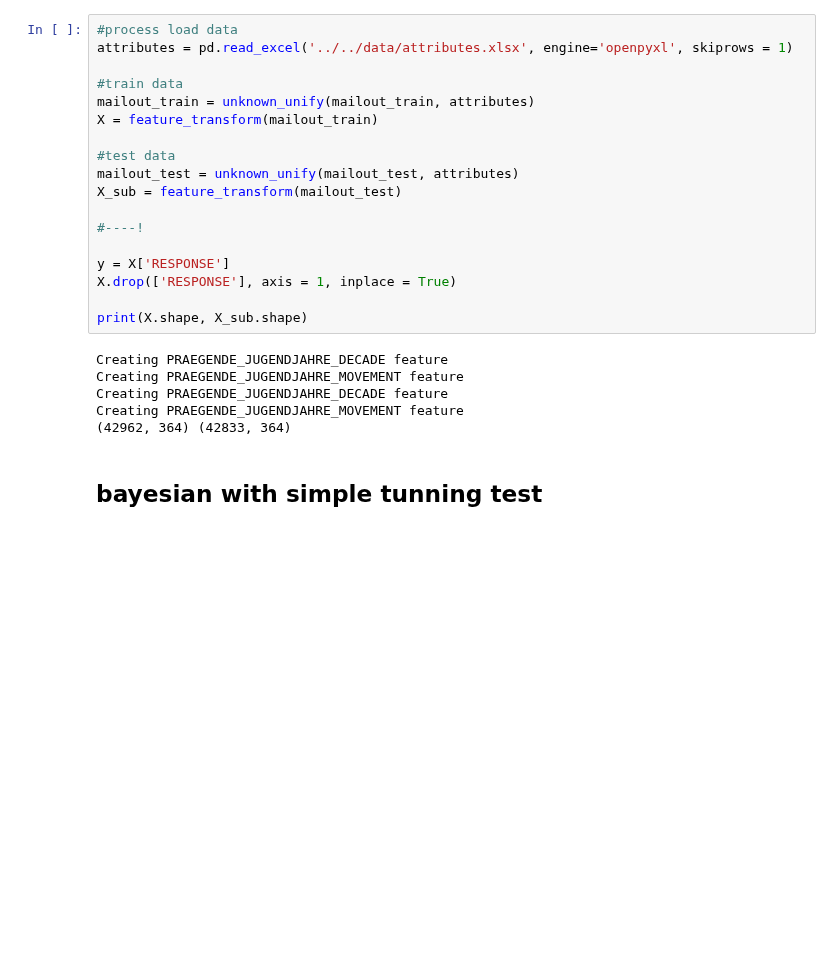
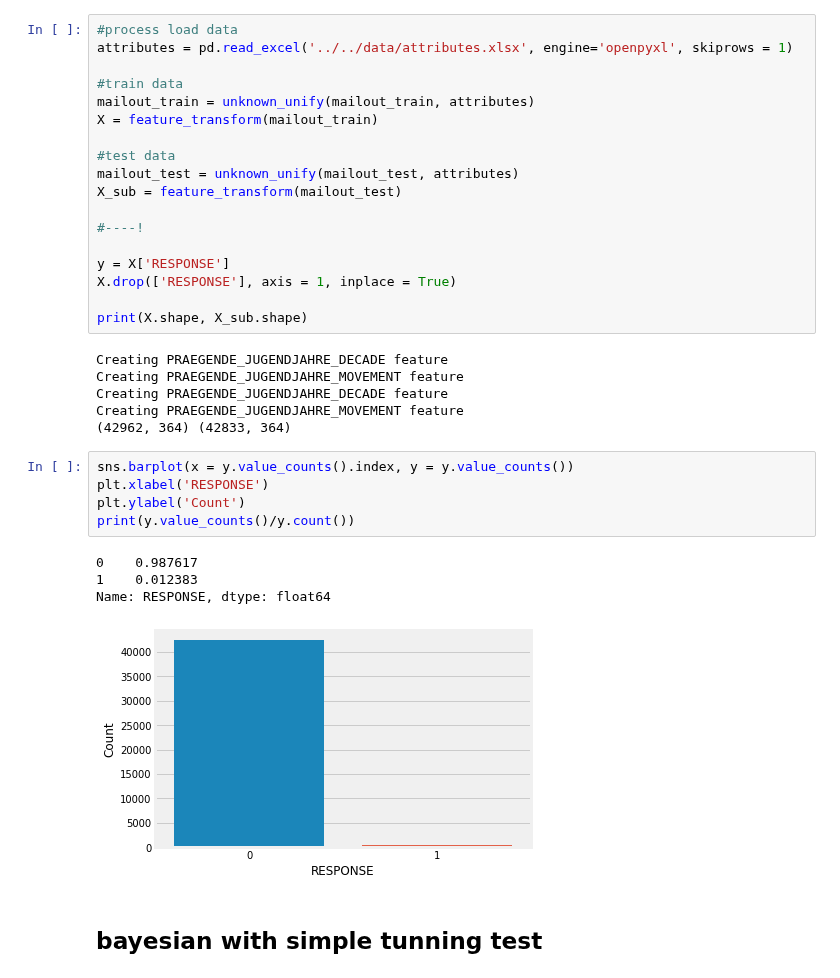
Before and after one commit to meysamhadigheh/Udacity-Arvato-Capstone-Project, a Jupyter notebook: 2_Supervised Learning Model and Kaggle.ipynb, the cells around one changed output. Drawn from its saved outputs; the diff is of its cells as text; blank space fills up the shorter version.

Commit message:
show count of response of mail train

```diff
--- a/2_Supervised Learning Model and Kaggle.ipynb
+++ b/2_Supervised Learning Model and Kaggle.ipynb
@@ -111,6 +111,16 @@ Creating PRAEGENDE_JUGENDJAHRE_MOVEMENT feature
 Creating PRAEGENDE_JUGENDJAHRE_DECADE feature
 Creating PRAEGENDE_JUGENDJAHRE_MOVEMENT feature
 (42962, 364) (42833, 364)
+# %%
+sns.barplot(x = y.value_counts().index, y = y.value_counts())
+plt.xlabel('RESPONSE')
+plt.ylabel('Count')
+print(y.value_counts()/y.count())
+# %% [output]
+0    0.987617
+1    0.012383
+Name: RESPONSE, dtype: float64
+[figure, added]
 # %% [markdown]
 ## bayesian with simple tunning test
 # %%
```
